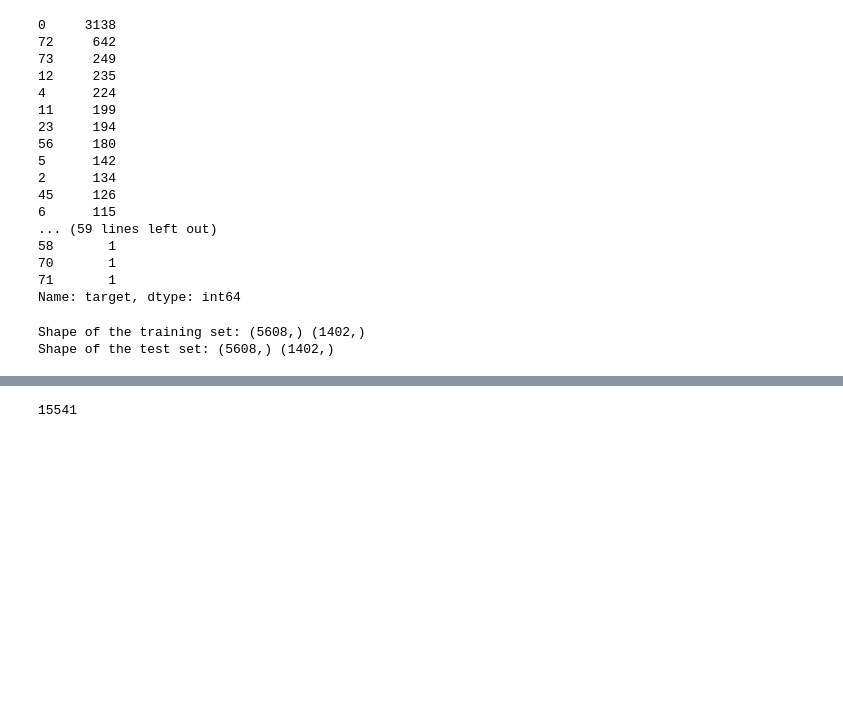
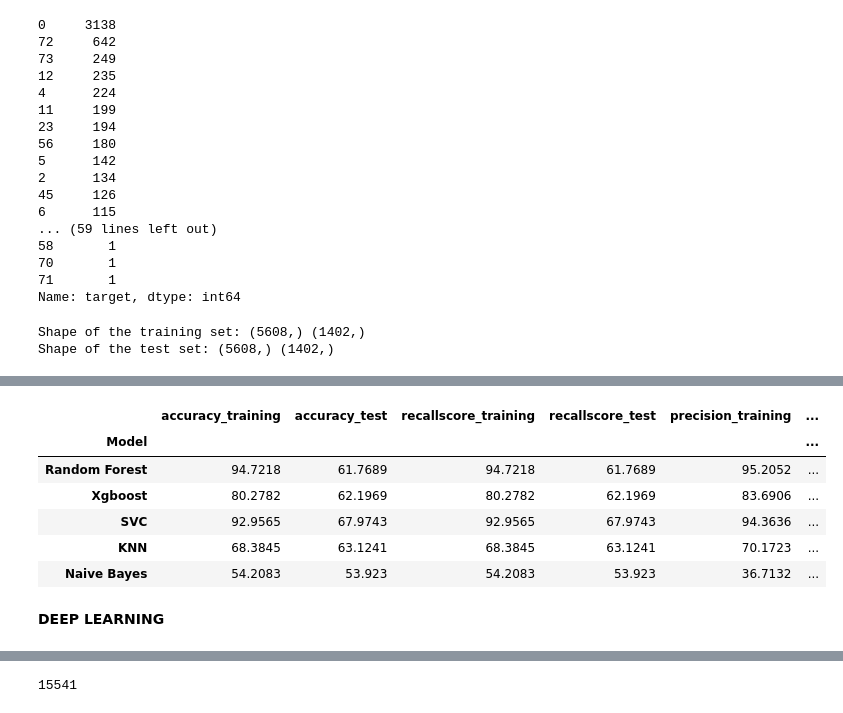
Before and after one commit to pbhuch/GL_DecA_G4_NLP1, a Jupyter notebook: Capstone_model.ipynb, the cells around one changed output, grey strips where cells are left out. Saved outputs shown, nothing was run; the diff lists cells and outputs as text; code cells hidden in the pictures; blank space fills up the shorter version.

```diff
--- a/Capstone_model.ipynb
+++ b/Capstone_model.ipynb
@@ -416,0 +309,13 @@ Time taken: 160.655017s to run the model
+# %%
+
+rf  = RandomForestClassifier()
+xgb = XGBClassifier()
+SVC = LinearSVC()
+KNN = KNeighborsClassifier()
+NB = MultinomialNB()
+
+result = {}   # Create an empty dictionary to later use to store metrics of each of the models
+
+for model, name  in zip([ rf,xgb, SVC,KNN,NB],
+                         ['Random Forest', 'Xgboost', 'SVC','KNN','Naive Bayes']):
+    result[name] = fit_n_print(model,X_train, X_test, y_train, y_test)
@@ -417,3 +340,25 @@ Time taken: 160.655017s to run the model
+# %%
+result_normal = pd.DataFrame(np.array(list(result.values()))[:,:-1],    # make a dataframe out of the metrics from result dictionary
+                       columns= ['accuracy_training','accuracy_test',
+                                 'recallscore_training', 'recallscore_test',
+                                 'precision_training','precision_test',
+                                 'f1score_training', 'f1score_test',
+                                 'Elapsed'],
+                      index= result.keys())   # use the model names as index
+
+result_normal.index.name = 'Model'   # name the index of the result1 dataframe as 'Model'
+
+result_normal
+# %% [output]
+|  | accuracy_training | accuracy_test | recallscore_training | recallscore_test | precision_training | ... |
+| Model |  |  |  |  |  | ... |
+| Random Forest | 94.7218 | 61.7689 | 94.7218 | 61.7689 | 95.2052 | ... |
+| Xgboost | 80.2782 | 62.1969 | 80.2782 | 62.1969 | 83.6906 | ... |
+| SVC | 92.9565 | 67.9743 | 92.9565 | 67.9743 | 94.3636 | ... |
+| KNN | 68.3845 | 63.1241 | 68.3845 | 63.1241 | 70.1723 | ... |
+| Naive Bayes | 54.2083 | 53.923 | 54.2083 | 53.923 | 36.7132 | ... |
+# %% [markdown]
+**DEEP LEARNING**
 # %%
 gloveFileName = '/content/drive/MyDrive/Great_Learning/NLP_sarcasm_detection/glove.6B/glove.6B.200d.txt'
 # %%
```
Also changed, not shown: parts of 20 cells of this notebook.
